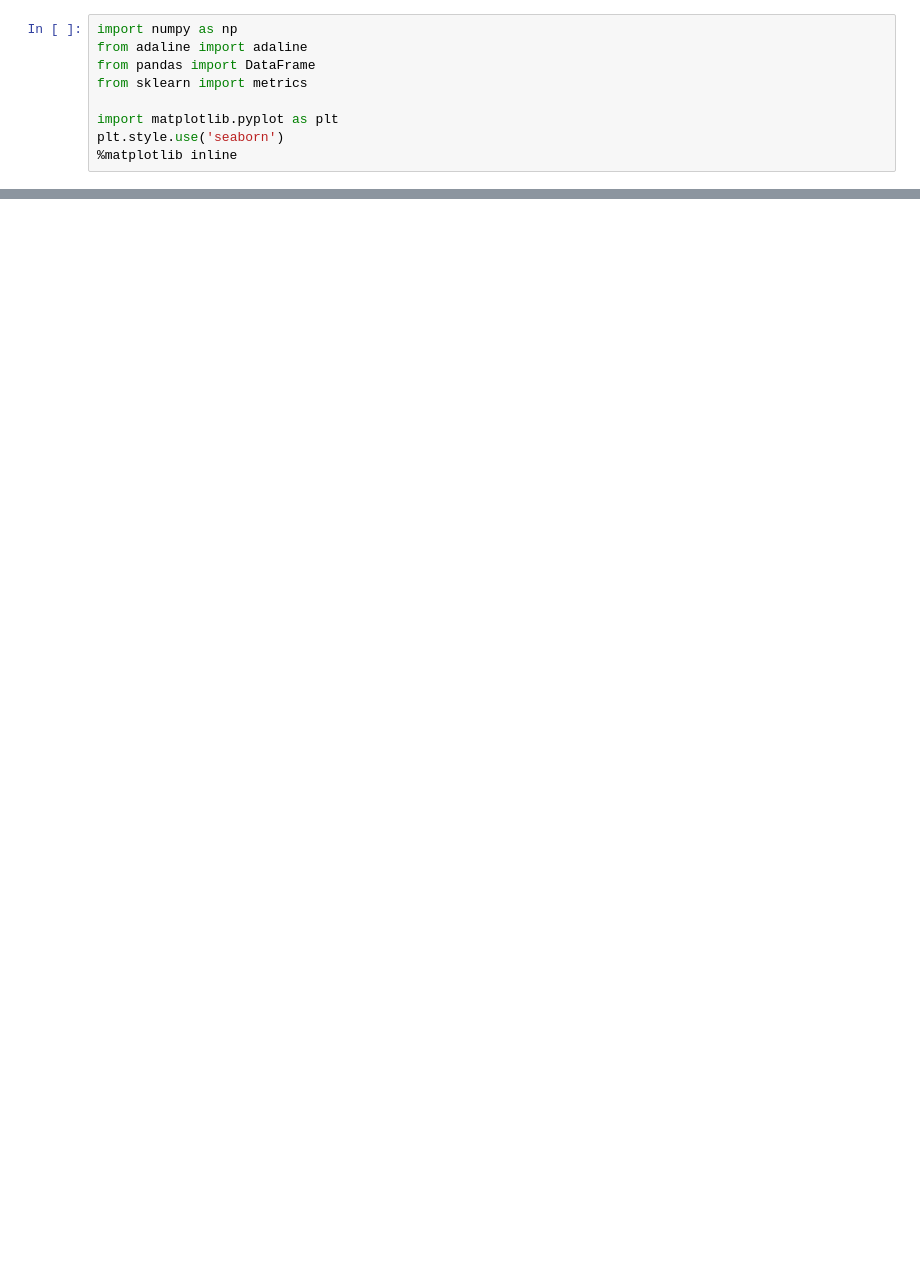
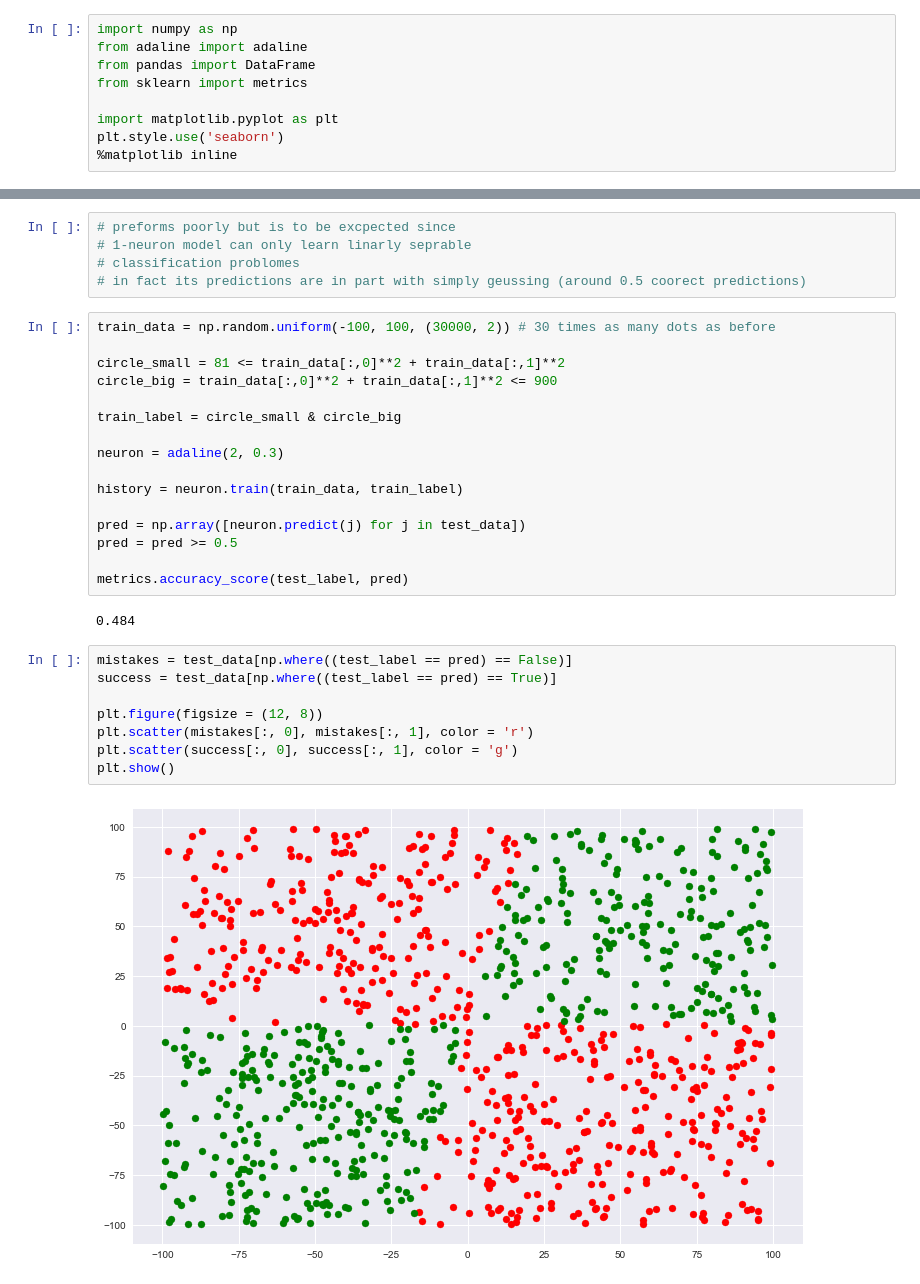
Before and after one commit to Israel0545488592/NeuralComputing1, a Jupyter notebook: train_test_adaline.ipynb, the cells around one changed output, grey strips where cells are left out. Drawn from its saved outputs; the diff is of its cells as text; blank space fills up the shorter version.

```diff
--- a/train_test_adaline.ipynb
+++ b/train_test_adaline.ipynb
@@ -68,0 +161,33 @@ plt.show()
+# %%
+# preforms poorly but is to be excpected since
+# 1-neuron model can only learn linarly seprable
+# classification problomes
+# in fact its predictions are in part with simply geussing (around 0.5 coorect predictions)
+# %%
+train_data = np.random.uniform(-100, 100, (30000, 2)) # 30 times as many dots as before
+
+circle_small = 81 <= train_data[:,0]**2 + train_data[:,1]**2
+circle_big = train_data[:,0]**2 + train_data[:,1]**2 <= 900
+
+train_label = circle_small & circle_big
+
+neuron = adaline(2, 0.3)
+
+history = neuron.train(train_data, train_label)
+
+pred = np.array([neuron.predict(j) for j in test_data])
+pred = pred >= 0.5
+
+metrics.accuracy_score(test_label, pred)
+# %% [output]
+0.484
+# %%
+mistakes = test_data[np.where((test_label == pred) == False)]
+success = test_data[np.where((test_label == pred) == True)]
+
+plt.figure(figsize = (12, 8))
+plt.scatter(mistakes[:, 0], mistakes[:, 1], color = 'r')
+plt.scatter(success[:, 0], success[:, 1], color = 'g')
+plt.show()
+# %% [output]
+[figure, added]
```
Also changed, not shown: parts of 17 cells of this notebook, 1 other file.
